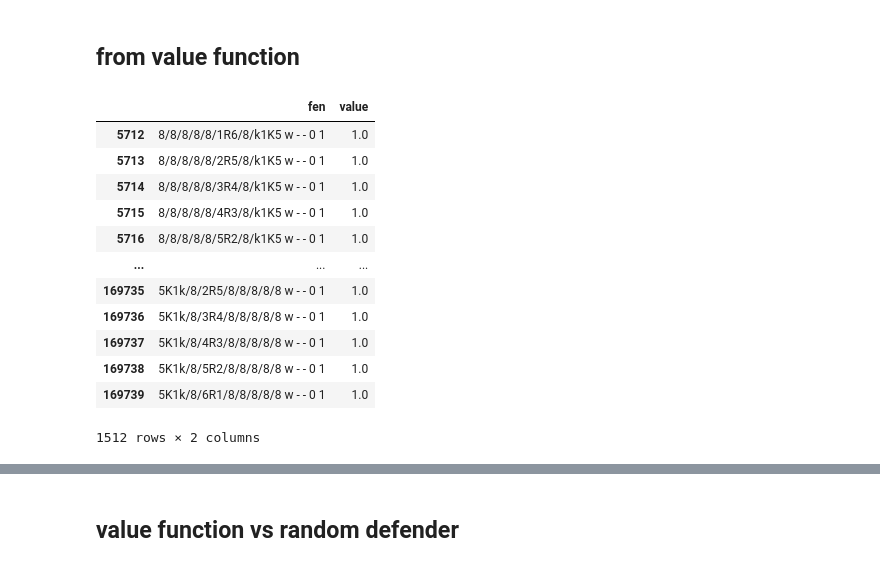
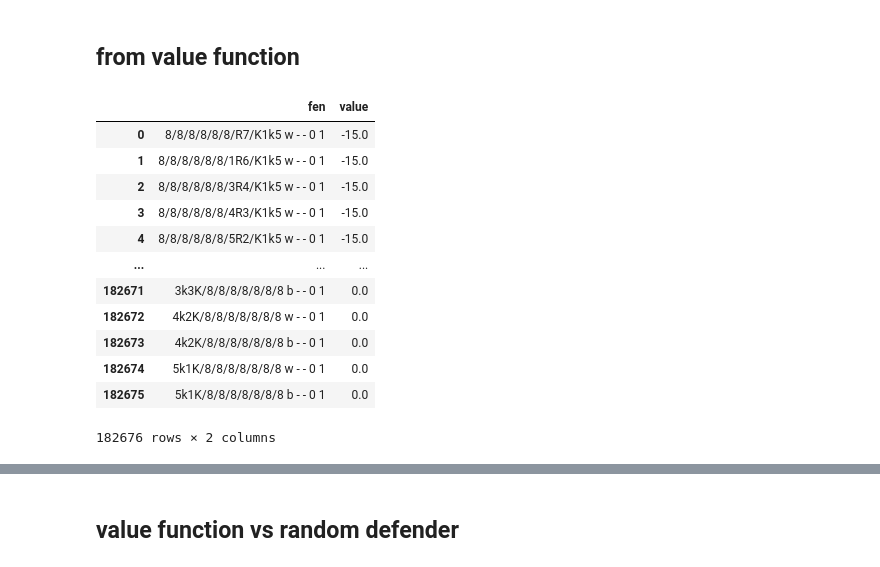
Before and after one commit to giovanni-lucarelli/chess, a Jupyter notebook: python/chessrl/eval/analysis.ipynb, the cells around one changed output, grey strips where cells are left out. Cells and saved outputs as stored; diff of their text form; code cells hidden in the pictures.

```diff
--- a/python/chessrl/eval/analysis.ipynb
+++ b/python/chessrl/eval/analysis.ipynb
@@ -94,25 +95,26 @@ df_vi
 # %% [markdown]
 ## from value function
 # %%
-V = load_vf_parquet("../../../artifacts/values/vi_probabilistic_krk_RandomDefender_greedy_intermediate_1.parquet")
-# V = load_vf_parquet("../../../artifacts/values/vi_krk_values.parquet")
+# V = load_vf_parquet("../../../artifacts/values/vi_probabilistic_krk_SyzygyDefender_greedy_intermediate_16.parquet")
+V = load_vf_parquet("../../../artifacts/values/vi_krk_values.parquet")
 
 df = pd.DataFrame.from_dict(V, orient='index', columns=['value']).reset_index().rename(columns={'index': 'fen'})
-df[df["value"]>0]
+
+df
 # %% [output]
 |  | fen | value |
-| 5712 | 8/8/8/8/8/1R6/8/k1K5 w - - 0 1 | 1.0 |
-| 5713 | 8/8/8/8/8/2R5/8/k1K5 w - - 0 1 | 1.0 |
-| 5714 | 8/8/8/8/8/3R4/8/k1K5 w - - 0 1 | 1.0 |
-| 5715 | 8/8/8/8/8/4R3/8/k1K5 w - - 0 1 | 1.0 |
-| 5716 | 8/8/8/8/8/5R2/8/k1K5 w - - 0 1 | 1.0 |
+| 0 | 8/8/8/8/8/8/R7/K1k5 w - - 0 1 | -15.0 |
+| 1 | 8/8/8/8/8/8/1R6/K1k5 w - - 0 1 | -15.0 |
+| 2 | 8/8/8/8/8/8/3R4/K1k5 w - - 0 1 | -15.0 |
+| 3 | 8/8/8/8/8/8/4R3/K1k5 w - - 0 1 | -15.0 |
+| 4 | 8/8/8/8/8/8/5R2/K1k5 w - - 0 1 | -15.0 |
 | ... | ... | ... |
-| 169735 | 5K1k/8/2R5/8/8/8/8/8 w - - 0 1 | 1.0 |
-| 169736 | 5K1k/8/3R4/8/8/8/8/8 w - - 0 1 | 1.0 |
-| 169737 | 5K1k/8/4R3/8/8/8/8/8 w - - 0 1 | 1.0 |
-| 169738 | 5K1k/8/5R2/8/8/8/8/8 w - - 0 1 | 1.0 |
-| 169739 | 5K1k/8/6R1/8/8/8/8/8 w - - 0 1 | 1.0 |
+| 182671 | 3k3K/8/8/8/8/8/8/8 b - - 0 1 | 0.0 |
+| 182672 | 4k2K/8/8/8/8/8/8/8 w - - 0 1 | 0.0 |
+| 182673 | 4k2K/8/8/8/8/8/8/8 b - - 0 1 | 0.0 |
+| 182674 | 5k1K/8/8/8/8/8/8/8 w - - 0 1 | 0.0 |
+| 182675 | 5k1K/8/8/8/8/8/8/8 b - - 0 1 | 0.0 |
-1512 rows × 2 columns
+182676 rows × 2 columns
 # %%
 
 vi_v_agent = vi_move_from_values(V, TB_PATH)
```
Also changed, not shown: parts of 8 cells of this notebook, 8 other files.
